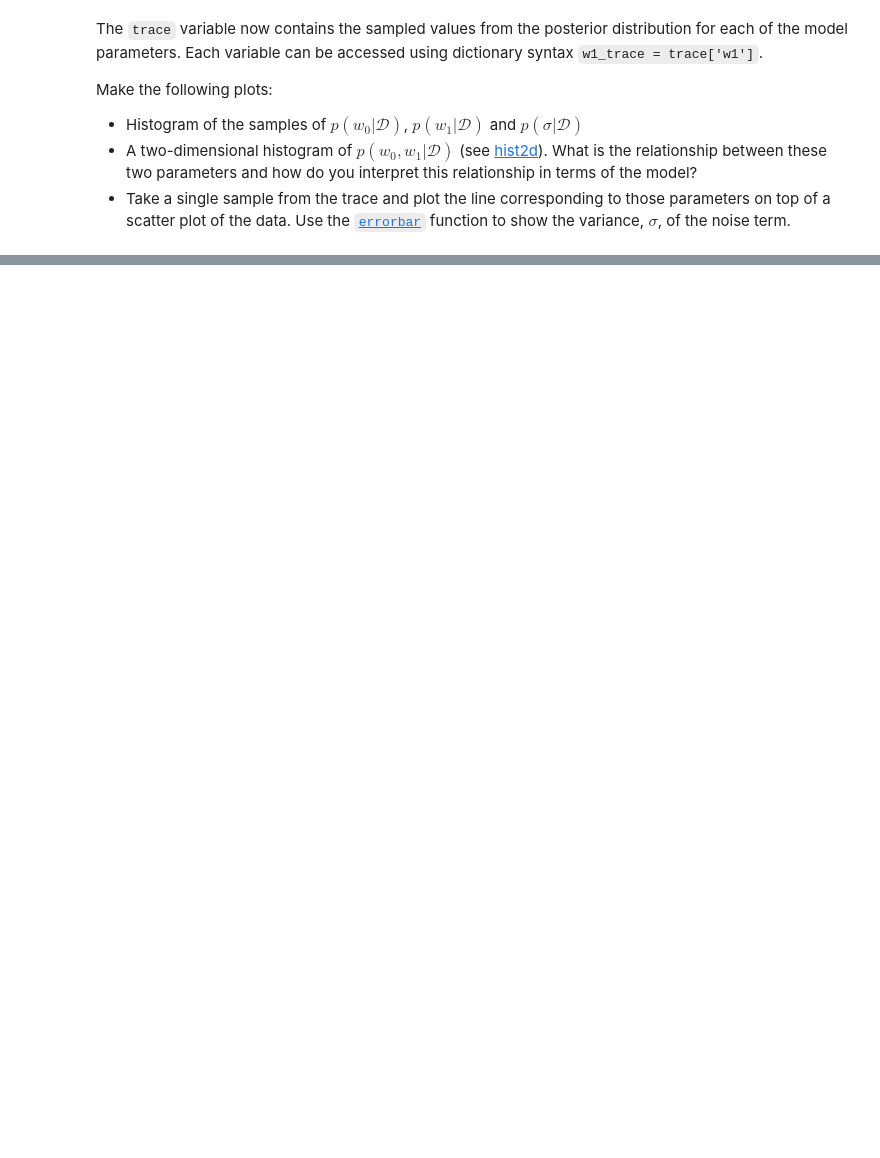
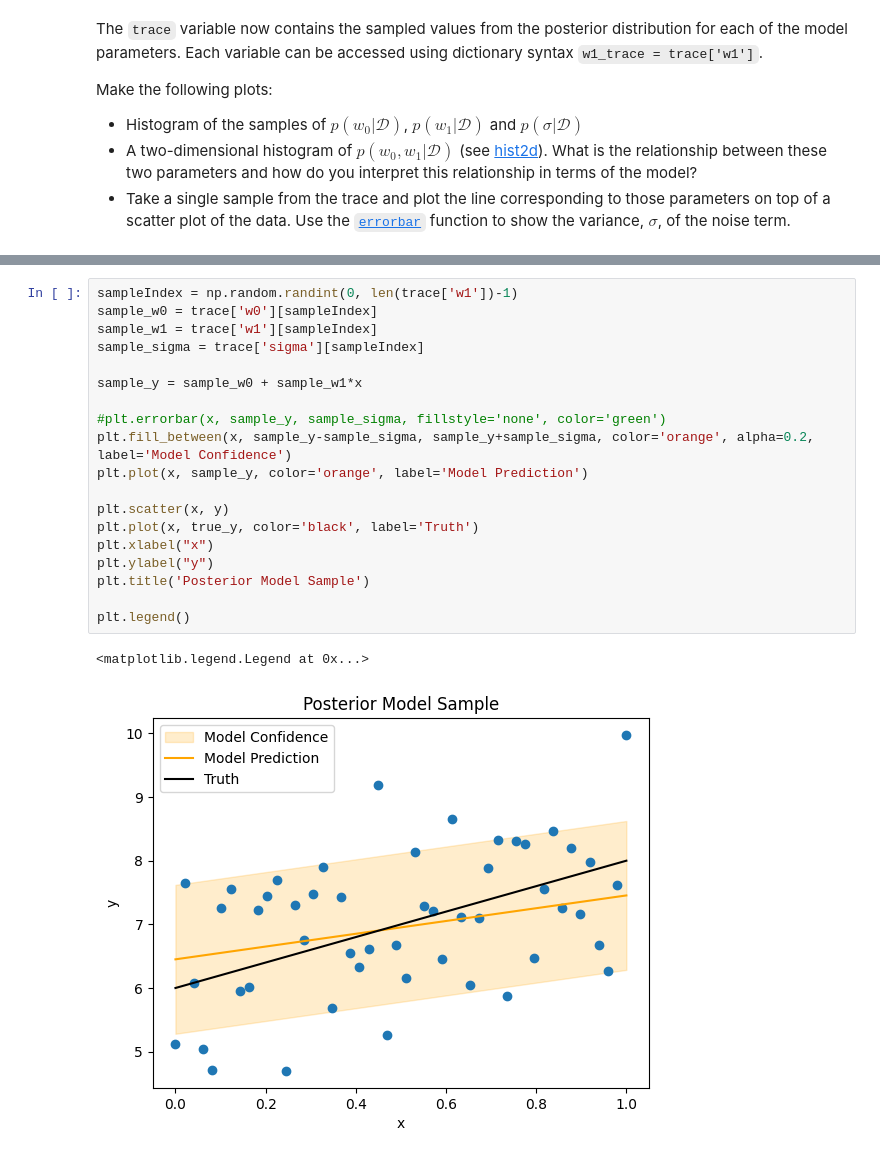
Before and after one commit to alexelwood14/lab_sheets_public, a Jupyter notebook: lab3/lab3-Bayesian_Networks_MCMC_PyMC3.ipynb, the cells around one changed output, grey strips where cells are left out. Cells and saved outputs as stored; diff of their text form; blank space fills up the shorter version.

```diff
--- a/lab3/lab3-Bayesian_Networks_MCMC_PyMC3.ipynb
+++ b/lab3/lab3-Bayesian_Networks_MCMC_PyMC3.ipynb
@@ -291,0 +330,22 @@ Make the following plots:
+# %%
+sampleIndex = np.random.randint(0, len(trace['w1'])-1)
+sample_w0 = trace['w0'][sampleIndex]
+sample_w1 = trace['w1'][sampleIndex]
+sample_sigma = trace['sigma'][sampleIndex]
+
+sample_y = sample_w0 + sample_w1*x
+
+#plt.errorbar(x, sample_y, sample_sigma, fillstyle='none', color='green')
+plt.fill_between(x, sample_y-sample_sigma, sample_y+sample_sigma, color='orange', alpha=0.2, label='Model Confidence')
+plt.plot(x, sample_y, color='orange', label='Model Prediction')
+
+plt.scatter(x, y)
+plt.plot(x, true_y, color='black', label='Truth')
+plt.xlabel("x")
+plt.ylabel("y")
+plt.title('Posterior Model Sample')
+
+plt.legend()
+# %% [output]
+<matplotlib.legend.Legend at 0x...>
+[figure, added]
```
Also changed, not shown: parts of 13 cells of this notebook.
